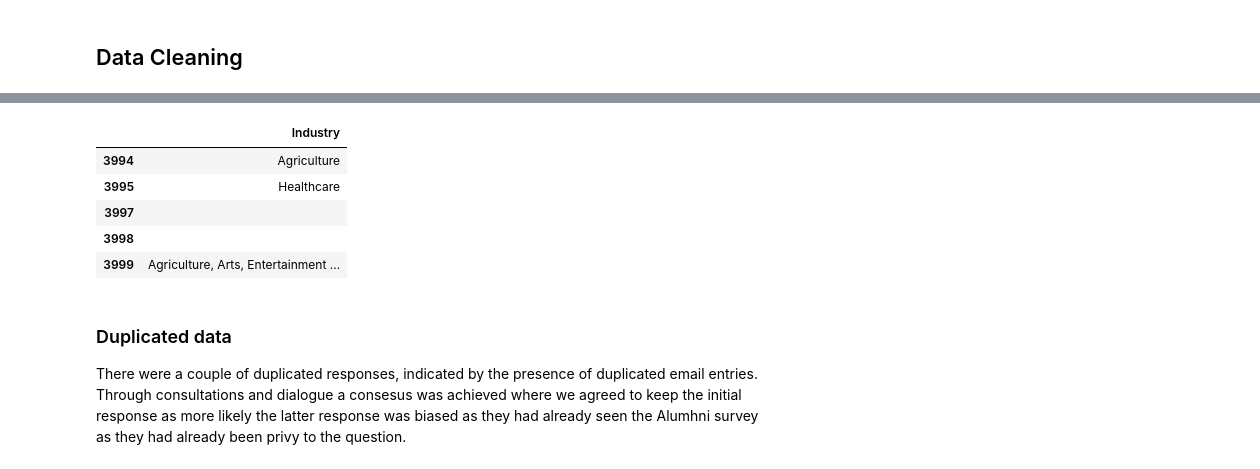
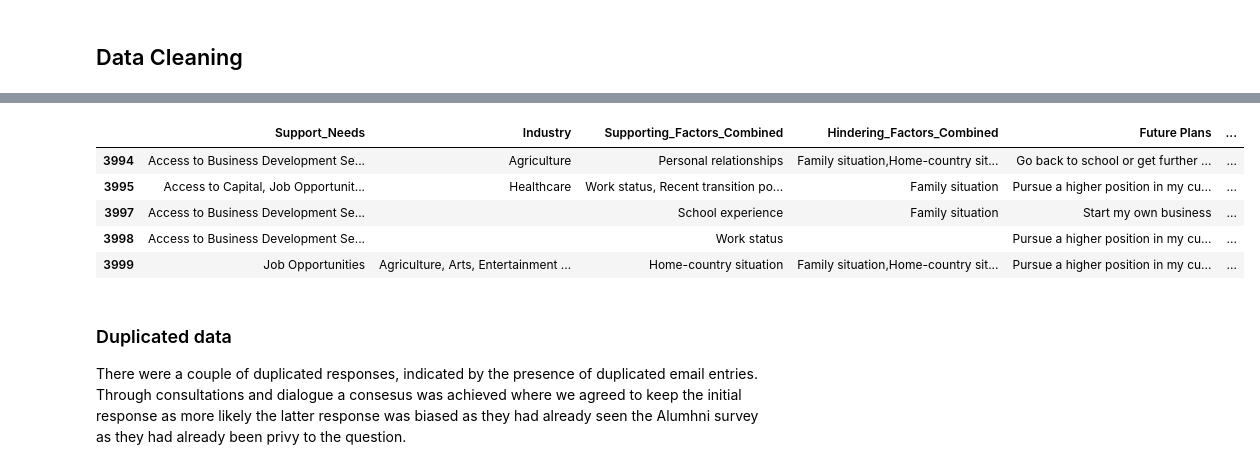
Before and after one commit to mukanzi/Google-colab-Notebooks, a Jupyter notebook: Alumni_Survey_cleaning.ipynb, the cells around one changed output, grey strips where cells are left out. Drawn from its saved outputs; the diff is of its cells as text; code cells hidden in the pictures.

```diff
--- a/Alumni_Survey_cleaning.ipynb
+++ b/Alumni_Survey_cleaning.ipynb
@@ -366,13 +251,3 @@ columns_to_concatenate = [
 # Concatenating the specified columns into one, using a comma as the delimiter
 df['Industry'] = df[columns_to_concatenate].apply(
     lambda x: ', '.join(x.dropna()), axis=1)
-
-# Displaying the first few rows of the new combined column to verify the operation
-df[['Industry']].tail()
-# %% [output]
-|  | Industry |
-| 3994 | Agriculture |
-| 3995 | Healthcare |
-| 3997 |  |
-| 3998 |  |
-| 3999 | Agriculture, Arts, Entertainment ... |
@@ -379,3 +279,25 @@ df[['Industry']].tail()
+# %%
+# Specifying the columns to concatenate
+columns_to_concatenate = [
+'Support_Needs:BDS',
+       'Support_Needs:Capital', 'Support_Needs: Job',
+       'Support_Needs: Mentorship', 'Support_Needs:Networking',
+       'Support_Needs: Growth'
+]
+
+# Concatenating the specified columns into one, using a comma as the delimiter
+df['Support_Needs'] = df[columns_to_concatenate].apply(
+    lambda x: ', '.join(x.dropna()), axis=1)
+
+# Displaying the first few rows of the new combined column to verify the operation
+df[['Support_Needs','Industry','Supporting_Factors_Combined', 'Hindering_Factors_Combined', 'Future Plans','Current work status']].tail()
+# %% [output]
+|  | Support_Needs | Industry | Supporting_Factors_Combined | Hindering_Factors_Combined | Future Plans | ... |
+| 3994 | Access to Business Development Se... | Agriculture | Personal relationships | Family situation,Home-country sit... | Go back to school or get further ... | ... |
+| 3995 | Access to Capital, Job Opportunit... | Healthcare | Work status, Recent transition po... | Family situation | Pursue a higher position in my cu... | ... |
+| 3997 | Access to Business Development Se... |  | School experience | Family situation | Start my own business | ... |
+| 3998 | Access to Business Development Se... |  | Work status |  | Pursue a higher position in my cu... | ... |
+| 3999 | Job Opportunities | Agriculture, Arts, Entertainment ... | Home-country situation | Family situation,Home-country sit... | Pursue a higher position in my cu... | ... |
 # %% [markdown]
 ### Duplicated data
 
```
Also changed, not shown: parts of 33 cells of this notebook.
